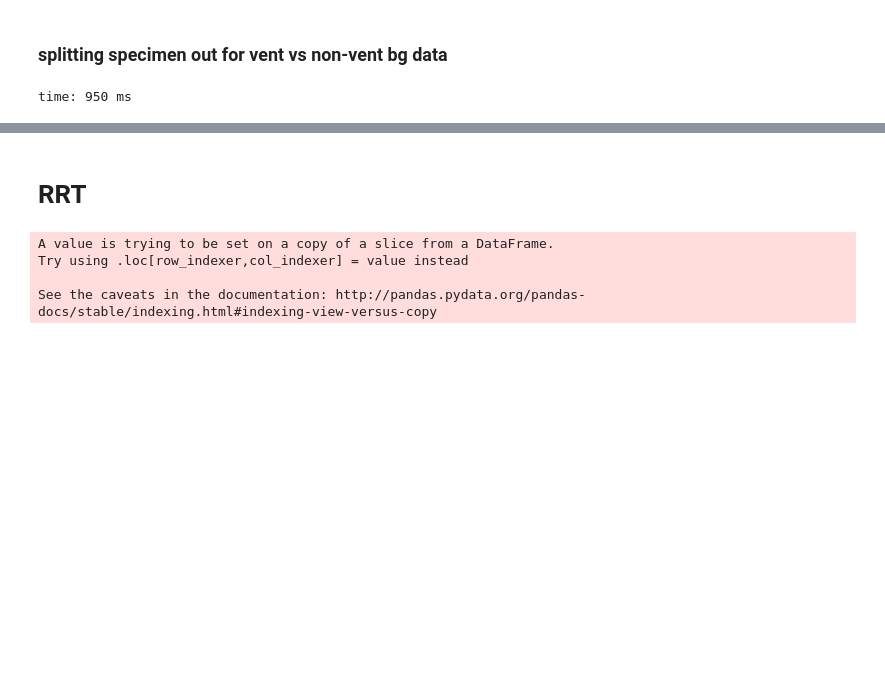
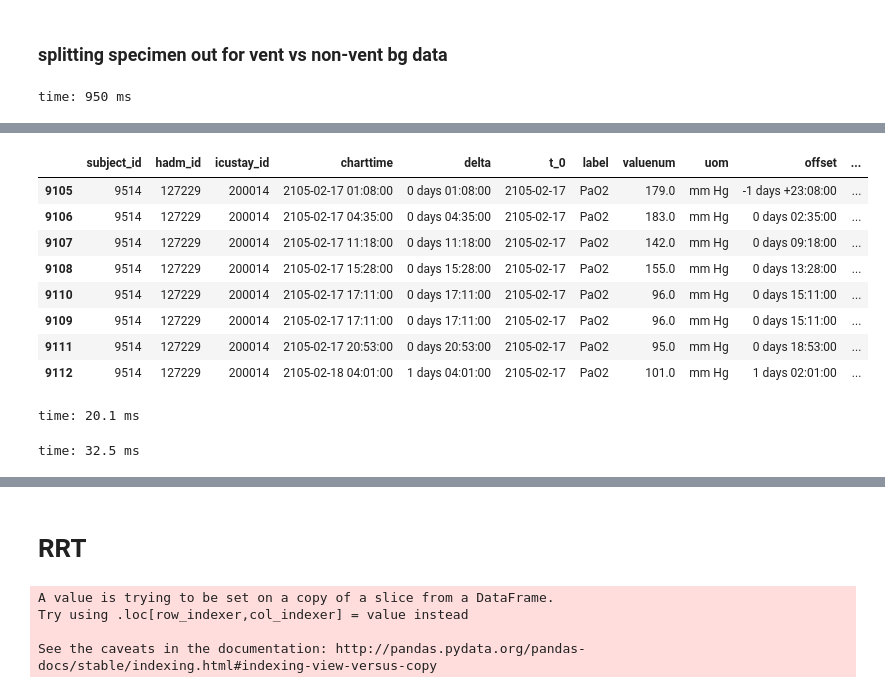
Before and after one commit to kellylinyingxin/mimiciii-antibiotics-modeling, a Jupyter notebook: notebooks/03.1-clinical_variable_prep.ipynb, the cells around one changed output, grey strips where cells are left out. Cells and saved outputs as stored; diff of their text form; code cells hidden in the pictures; blank space fills up the shorter version.

```diff
--- a/notebooks/03.1-clinical_variable_prep.ipynb
+++ b/notebooks/03.1-clinical_variable_prep.ipynb
@@ -1125,0 +1183,13 @@ time: 24.1 ms
+# %%
+import pandasql as ps
+
+sqlcode = '''
+SELECT A.*, B.valuenum as valuenum2, B.label as label2, B.charttime as charttime2
+FROM pao2 as A --grabs from both merged and non-merged as is, or jsut from notmerged if chagned to pao2_notmerged
+LEFT JOIN fio2 AS B on A.icustay_id = B.icustay_id
+WHERE B.delta BETWEEN A.offset and A.delta;
+'''
+
+newdf = ps.sqldf(sqlcode,locals())
+
+#(test_rows.delta >= fio2.delta and test_rows.delta<= fio2.offset)
@@ -1125,0 +1198,8 @@ time: 24.1 ms
+# %%
+#newdf #15196
+#1040 rows from notmerged.
+#grabes from both
+newdf['delta']=pd.to_timedelta(newdf['delta'])
+newdf['offset']=pd.to_timedelta(newdf['delta'])
+ratio_df= pd.merge(pao2, newdf[['icustay_id','delta','valuenum2', 'charttime2']], on=['icustay_id','delta'], how='left')
+del(newdf, pao2,fio2)
@@ -1125,0 +1208,7 @@ time: 24.1 ms
+# %%
+#i merged in all rows that matched the 2hr criteria
+## For those with no FiO2 recorded within that time frame, you can assume it’s 0.21 (=21%).
+ratio_df.loc[ratio_df.loc[:,'valuenum2'].isnull(),'valuenum2']= 21
+ratio_df['ratio']= ratio_df['valuenum']/(ratio_df['valuenum2']/100)
+ratio_df.loc[ratio_df['charttime2'].isnull(),'charttime2']= ratio_df.loc[ratio_df['charttime2'].isnull(),'charttime']
+ratio_df['deltadelta']=pd.to_datetime(ratio_df['charttime'])-pd.to_datetime(ratio_df['charttime2'])
@@ -1125,0 +1291,28 @@ time: 24.1 ms
+# %%
+ratio_df[ratio_df['icustay_id']==200014]
+# %% [output]
+|  | subject_id | hadm_id | icustay_id | charttime | delta | t_0 | label | valuenum | uom | offset | ... |
+| 9105 | 9514 | 127229 | 200014 | 2105-02-17 01:08:00 | 0 days 01:08:00 | 2105-02-17 | PaO2 | 179.0 | mm Hg | -1 days +23:08:00 | ... |
+| 9106 | 9514 | 127229 | 200014 | 2105-02-17 04:35:00 | 0 days 04:35:00 | 2105-02-17 | PaO2 | 183.0 | mm Hg | 0 days 02:35:00 | ... |
+| 9107 | 9514 | 127229 | 200014 | 2105-02-17 11:18:00 | 0 days 11:18:00 | 2105-02-17 | PaO2 | 142.0 | mm Hg | 0 days 09:18:00 | ... |
+| 9108 | 9514 | 127229 | 200014 | 2105-02-17 15:28:00 | 0 days 15:28:00 | 2105-02-17 | PaO2 | 155.0 | mm Hg | 0 days 13:28:00 | ... |
+| 9110 | 9514 | 127229 | 200014 | 2105-02-17 17:11:00 | 0 days 17:11:00 | 2105-02-17 | PaO2 | 96.0 | mm Hg | 0 days 15:11:00 | ... |
+| 9109 | 9514 | 127229 | 200014 | 2105-02-17 17:11:00 | 0 days 17:11:00 | 2105-02-17 | PaO2 | 96.0 | mm Hg | 0 days 15:11:00 | ... |
+| 9111 | 9514 | 127229 | 200014 | 2105-02-17 20:53:00 | 0 days 20:53:00 | 2105-02-17 | PaO2 | 95.0 | mm Hg | 0 days 18:53:00 | ... |
+| 9112 | 9514 | 127229 | 200014 | 2105-02-18 04:01:00 | 1 days 04:01:00 | 2105-02-17 | PaO2 | 101.0 | mm Hg | 1 days 02:01:00 | ... |
+time: 20.1 ms
+# %%
+# ratio_df.groupby(['icustay_id'], as_index=False)['ratio'].min() #is this what i want for my pao2/fio2 ratio?
+
+
+f = {'ratio': 'min','delta':'first'}
+ratio_min_df=ratio_df.sort_values(['icustay_id','ratio'],ascending=True).groupby('icustay_id', as_index=False).agg(f)
+
+##it's likely that this variable will not explain any additional variation in y than the ventilation category variable we already have.
+##maybe we can stratify patients with a few categories:
+
+##not on vent
+##being on vent with normal pao2/fio2 ratio
+## being on vent with low pao2/fio2 ratio
+# %% [output]
+time: 32.5 ms
```
Also changed, not shown: parts of 142 cells of this notebook.
